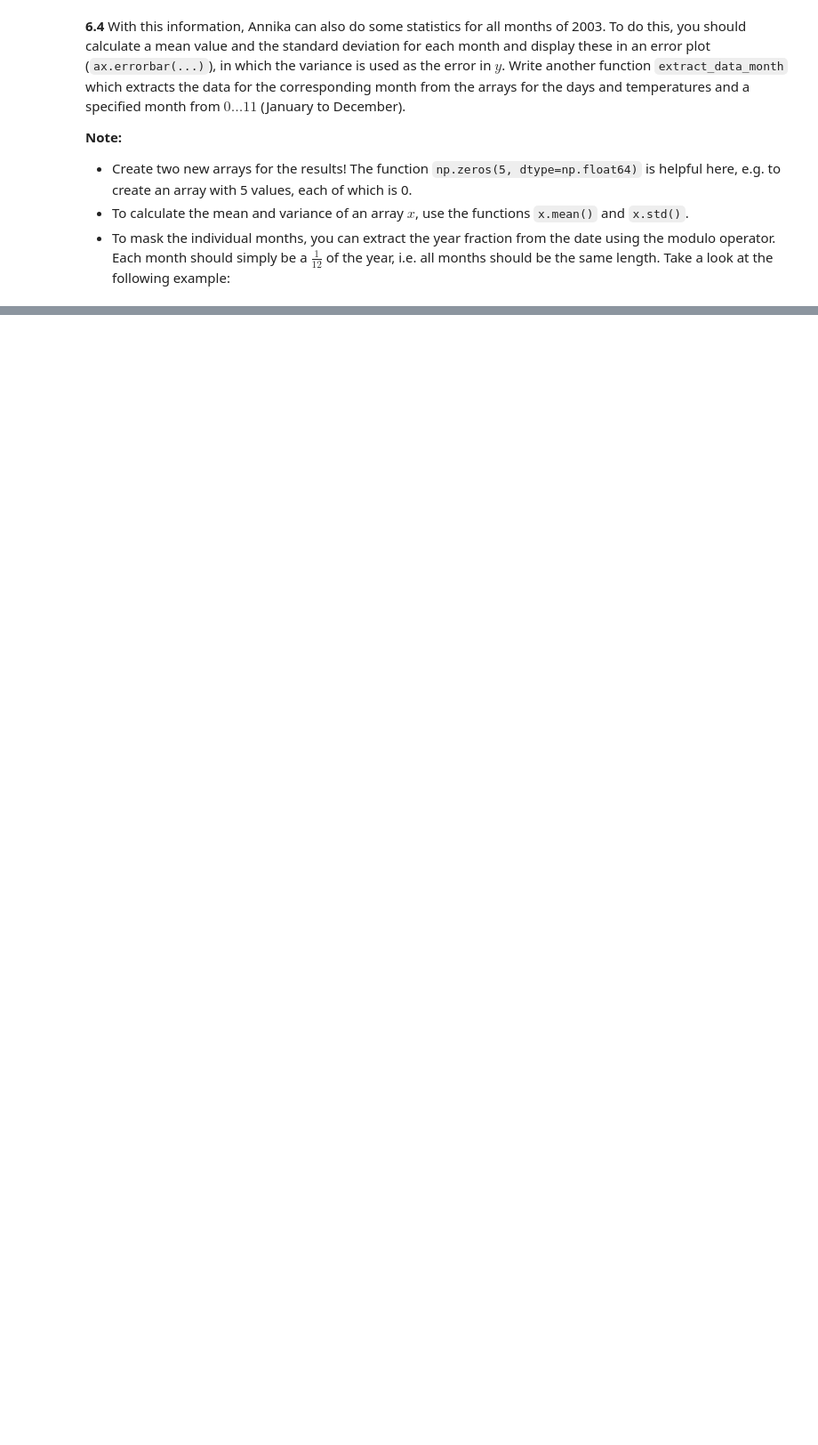
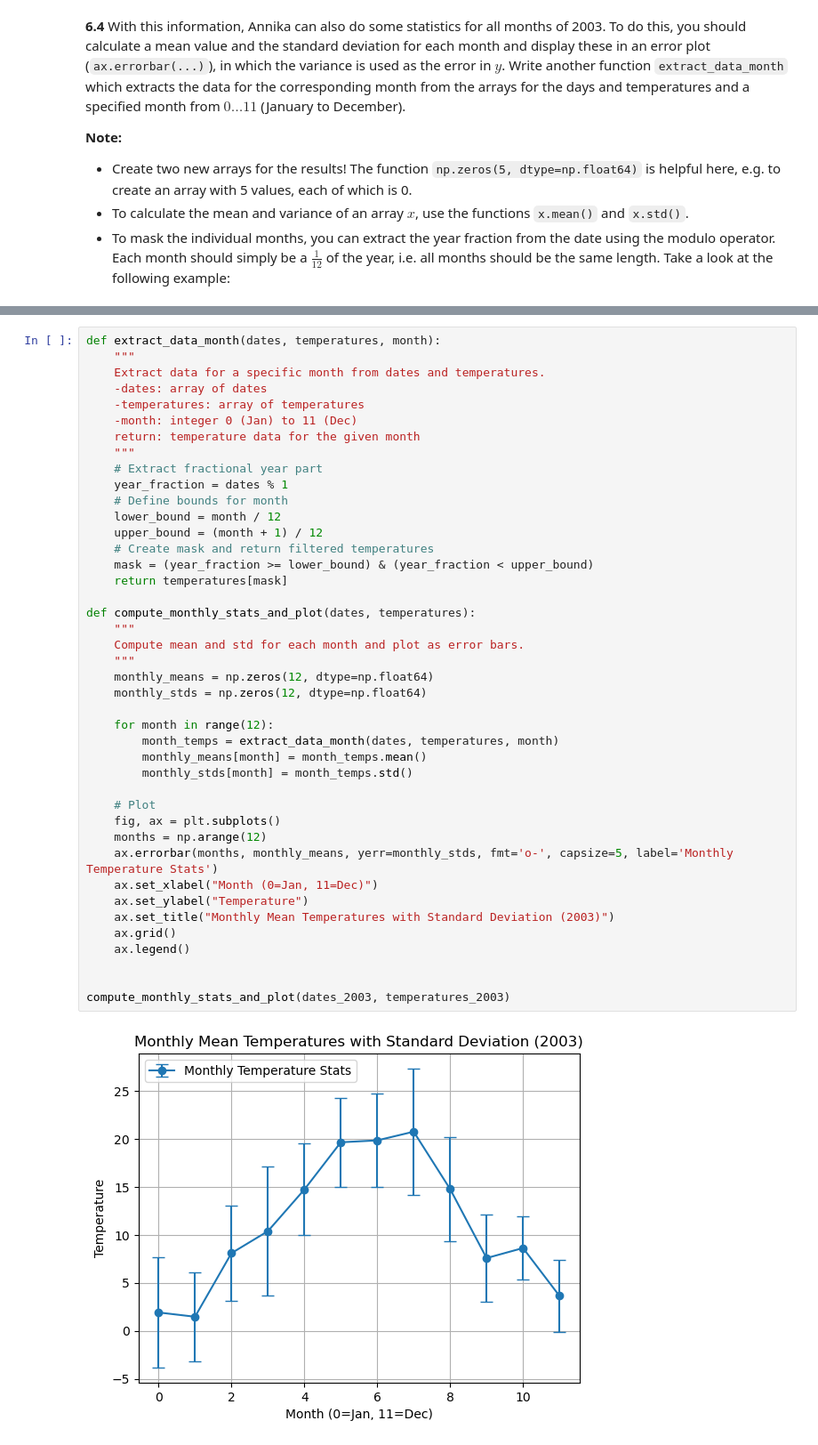
Before and after one commit to benjbrandt/physics725, a Jupyter notebook: Week3/08_Exercises_and_Homework_Week_3.ipynb, the cells around one changed output, grey strips where cells are left out. Shown: that part at 89% size. Drawn from its saved outputs; the diff is of its cells as text; blank space fills up the shorter version.

```diff
--- a/Week3/08_Exercises_and_Homework_Week_3.ipynb
+++ b/Week3/08_Exercises_and_Homework_Week_3.ipynb
@@ -474,0 +489,44 @@ Write another function `extract_data_month` which extracts the data for the corr
+# %%
+def extract_data_month(dates, temperatures, month):
+    """
+    Extract data for a specific month from dates and temperatures.
+    -dates: array of dates
+    -temperatures: array of temperatures
+    -month: integer 0 (Jan) to 11 (Dec)
+    return: temperature data for the given month
+    """
+    # Extract fractional year part
+    year_fraction = dates % 1
+    # Define bounds for month
+    lower_bound = month / 12
+    upper_bound = (month + 1) / 12
+    # Create mask and return filtered temperatures
+    mask = (year_fraction >= lower_bound) & (year_fraction < upper_bound)
+    return temperatures[mask]
+
+def compute_monthly_stats_and_plot(dates, temperatures):
+    """
+    Compute mean and std for each month and plot as error bars.
+    """
+    monthly_means = np.zeros(12, dtype=np.float64)
+    monthly_stds = np.zeros(12, dtype=np.float64)
+
+    for month in range(12):
+        month_temps = extract_data_month(dates, temperatures, month)
+        monthly_means[month] = month_temps.mean()
+        monthly_stds[month] = month_temps.std()
+
+    # Plot
+    fig, ax = plt.subplots()
+    months = np.arange(12)
+    ax.errorbar(months, monthly_means, yerr=monthly_stds, fmt='o-', capsize=5, label='Monthly Temperature Stats')
+    ax.set_xlabel("Month (0=Jan, 11=Dec)")
+    ax.set_ylabel("Temperature")
+    ax.set_title("Monthly Mean Temperatures with Standard Deviation (2003)")
+    ax.grid()
+    ax.legend()
+
+
+compute_monthly_stats_and_plot(dates_2003, temperatures_2003)
+# %% [output]
+[figure, added]
```
Also changed, not shown: parts of 6 cells of this notebook.
